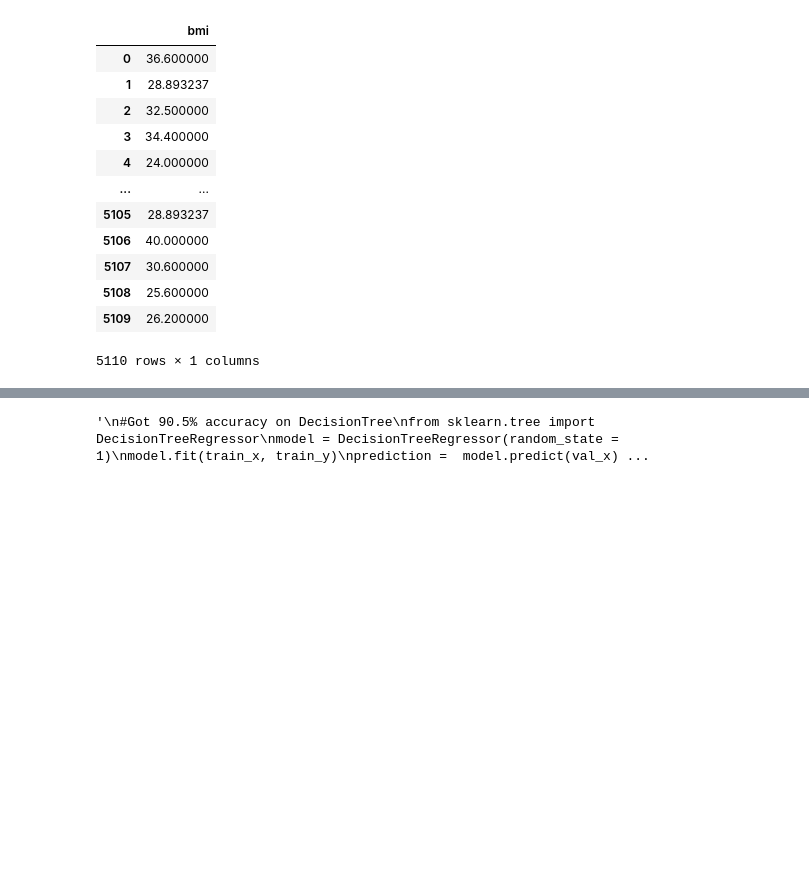
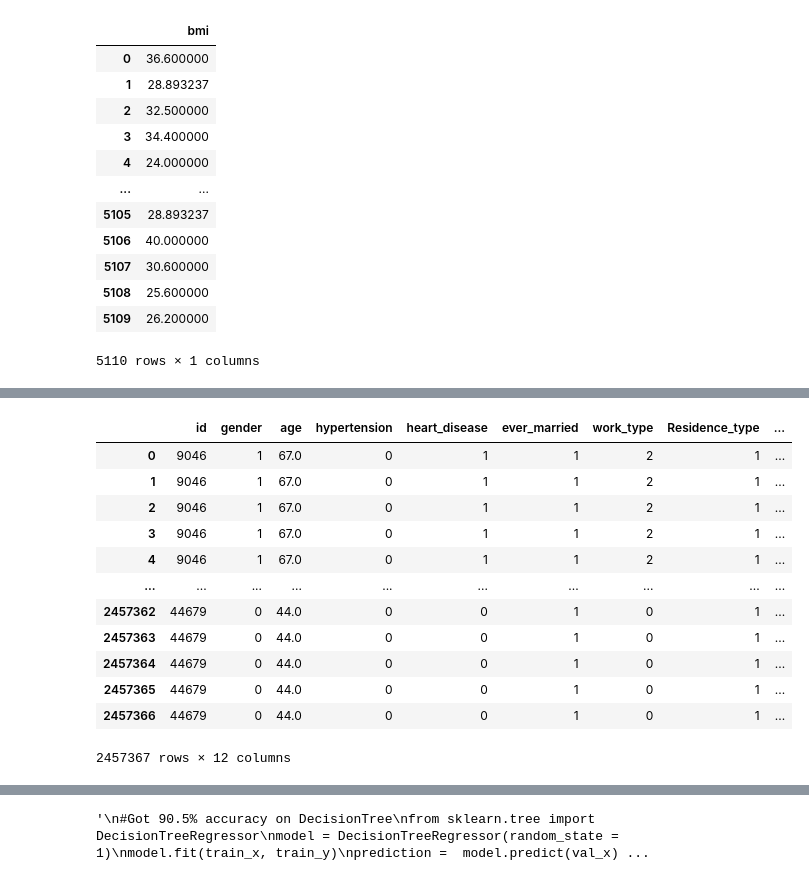
Before and after one commit to semingrai/Stroke-Prediction, a Jupyter notebook: stroke.ipynb, the cells around one changed output, grey strips where cells are left out. Drawn from its saved outputs; the diff is of its cells as text; code cells hidden in the pictures; blank space fills up the shorter version.

```diff
--- a/stroke.ipynb
+++ b/stroke.ipynb
@@ -131,6 +131,21 @@ memory usage: 40.1 KB
 # %%
 #adding back/ merging the bmi replaced datas back into the original Dataframe to get a clean data
 data = data.merge(data_bmi)
+data
+# %% [output]
+|  | id | gender | age | hypertension | heart_disease | ever_married | work_type | Residence_type | ... |
+| 0 | 9046 | 1 | 67.0 | 0 | 1 | 1 | 2 | 1 | ... |
+| 1 | 9046 | 1 | 67.0 | 0 | 1 | 1 | 2 | 1 | ... |
+| 2 | 9046 | 1 | 67.0 | 0 | 1 | 1 | 2 | 1 | ... |
+| 3 | 9046 | 1 | 67.0 | 0 | 1 | 1 | 2 | 1 | ... |
+| 4 | 9046 | 1 | 67.0 | 0 | 1 | 1 | 2 | 1 | ... |
+| ... | ... | ... | ... | ... | ... | ... | ... | ... | ... |
+| 2457362 | 44679 | 0 | 44.0 | 0 | 0 | 1 | 0 | 1 | ... |
+| 2457363 | 44679 | 0 | 44.0 | 0 | 0 | 1 | 0 | 1 | ... |
+| 2457364 | 44679 | 0 | 44.0 | 0 | 0 | 1 | 0 | 1 | ... |
+| 2457365 | 44679 | 0 | 44.0 | 0 | 0 | 1 | 0 | 1 | ... |
+| 2457366 | 44679 | 0 | 44.0 | 0 | 0 | 1 | 0 | 1 | ... |
+2457367 rows × 12 columns
 # %%
 #seperating x and y to train_test and split
 factors = ['gender', 'age', 'hypertension', 'heart_disease', 'ever_married', 'work_type', 'Residence_type', 'avg_glucose_level', 'bmi', 'smoking_status']
```
Also changed, not shown: parts of 3 cells of this notebook.
